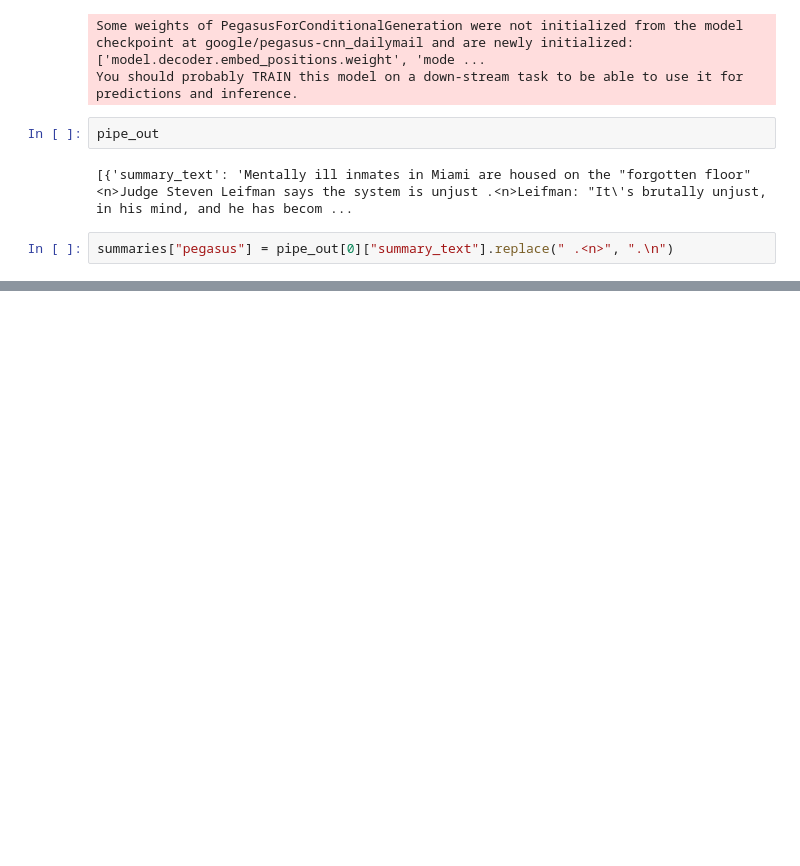
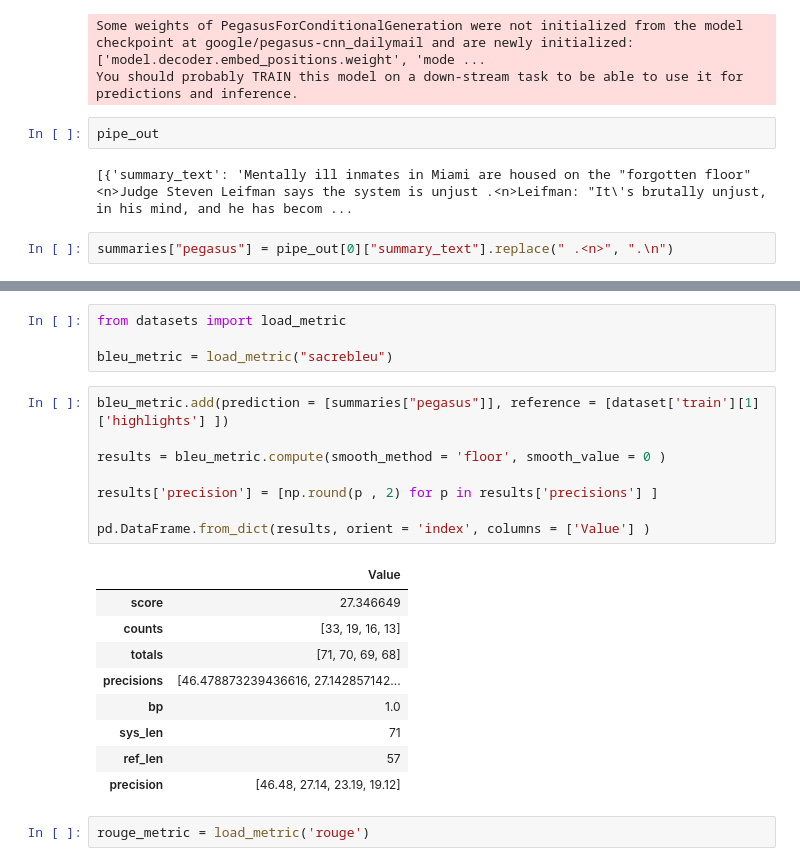
Before and after one commit to mspatke/abstractive_summarization_BART_transformer, a Jupyter notebook: Text_summarization_BART_T5_Pegasus.ipynb, the cells around one changed output, grey strips where cells are left out. Cells and saved outputs as stored; diff of their text form; blank space fills up the shorter version.

```diff
--- a/Text_summarization_BART_T5_Pegasus.ipynb
+++ b/Text_summarization_BART_T5_Pegasus.ipynb
@@ -153,0 +181,24 @@ summaries["pegasus"] = pipe_out[0]["summary_text"].replace(" .<n>", ".\n")
+# %%
+from datasets import load_metric
+
+bleu_metric = load_metric("sacrebleu")
+# %%
+bleu_metric.add(prediction = [summaries["pegasus"]], reference = [dataset['train'][1]['highlights'] ])
+
+results = bleu_metric.compute(smooth_method = 'floor', smooth_value = 0 )
+
+results['precision'] = [np.round(p , 2) for p in results['precisions'] ]
+
+pd.DataFrame.from_dict(results, orient = 'index', columns = ['Value'] )
+# %% [output]
+|  | Value |
+| score | 27.346649 |
+| counts | [33, 19, 16, 13] |
+| totals | [71, 70, 69, 68] |
+| precisions | [46.478873239436616, 27.142857142... |
+| bp | 1.0 |
+| sys_len | 71 |
+| ref_len | 57 |
+| precision | [46.48, 27.14, 23.19, 19.12] |
+# %%
+rouge_metric = load_metric('rouge')
```
Also changed, not shown: parts of 2 cells of this notebook.
